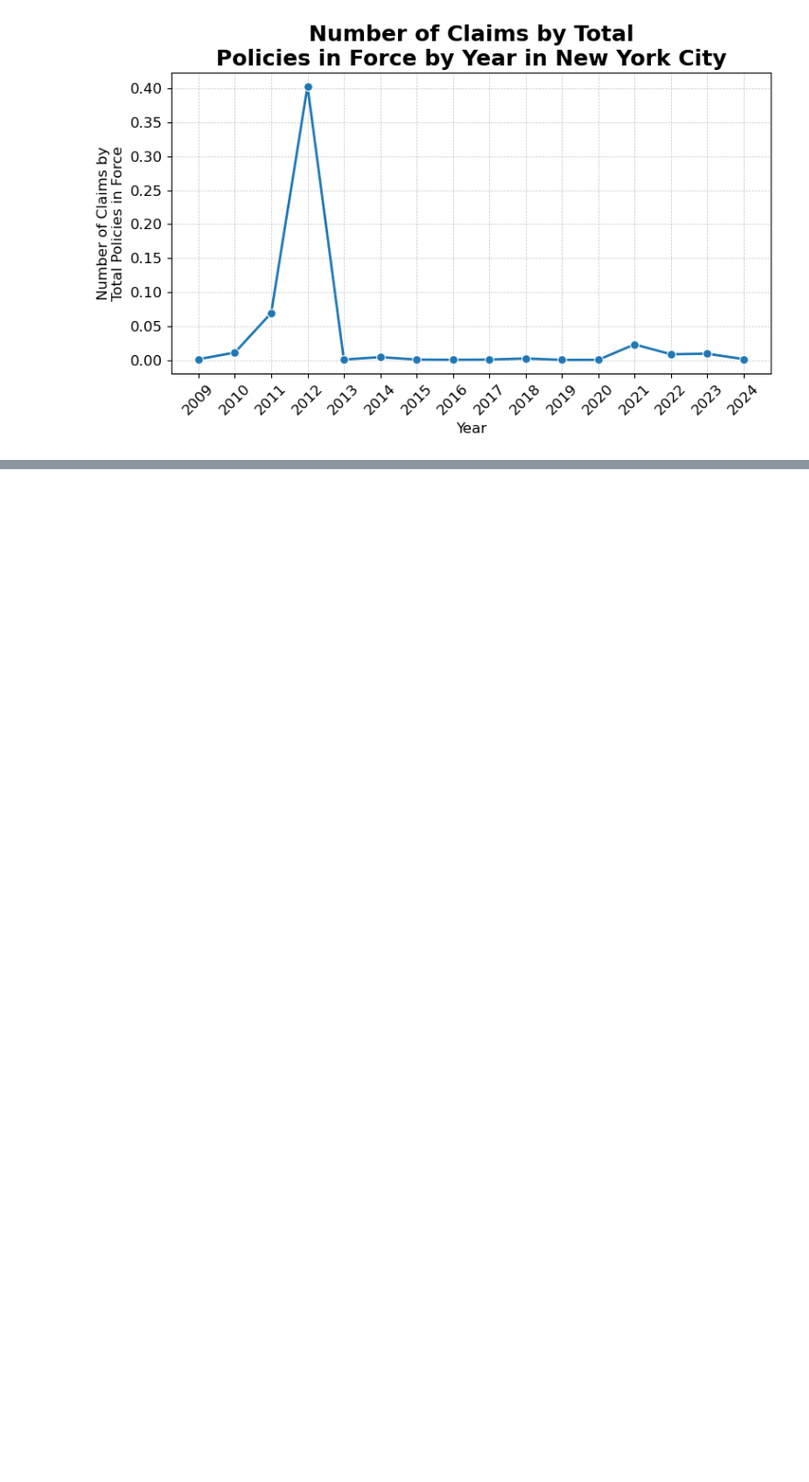
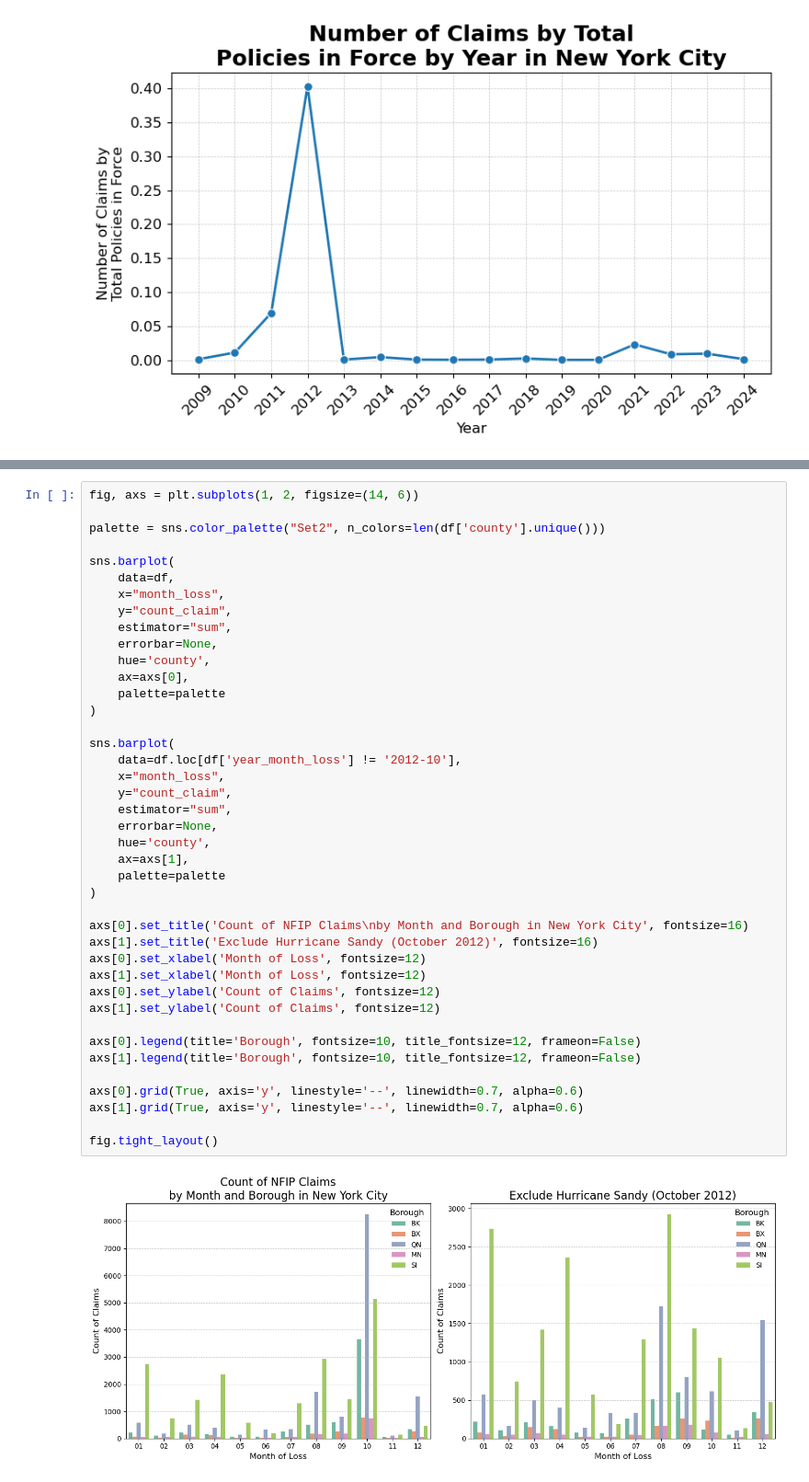
Before and after one commit to mebauer/nyc-odw25-nfip, a Jupyter notebook: figures.ipynb, the cells around one changed output, grey strips where cells are left out. Shown at 92% size. Saved outputs shown, nothing was run; the diff lists cells and outputs as text; blank space fills up the shorter version.

```diff
--- a/figures.ipynb
+++ b/figures.ipynb
@@ -944,0 +1025,43 @@ plt.tight_layout()
+# %%
+fig, axs = plt.subplots(1, 2, figsize=(14, 6))
+
+palette = sns.color_palette("Set2", n_colors=len(df['county'].unique()))
+
+sns.barplot(
+    data=df,
+    x="month_loss",
+    y="count_claim",
+    estimator="sum",
+    errorbar=None,
+    hue='county',
+    ax=axs[0],
+    palette=palette
+)
+
+sns.barplot(
+    data=df.loc[df['year_month_loss'] != '2012-10'],
+    x="month_loss",
+    y="count_claim",
+    estimator="sum",
+    errorbar=None,
+    hue='county',
+    ax=axs[1],
+    palette=palette
+)
+
+axs[0].set_title('Count of NFIP Claims\nby Month and Borough in New York City', fontsize=16)
+axs[1].set_title('Exclude Hurricane Sandy (October 2012)', fontsize=16)
+axs[0].set_xlabel('Month of Loss', fontsize=12)
+axs[1].set_xlabel('Month of Loss', fontsize=12)
+axs[0].set_ylabel('Count of Claims', fontsize=12)
+axs[1].set_ylabel('Count of Claims', fontsize=12)
+
+axs[0].legend(title='Borough', fontsize=10, title_fontsize=12, frameon=False)
+axs[1].legend(title='Borough', fontsize=10, title_fontsize=12, frameon=False)
+
+axs[0].grid(True, axis='y', linestyle='--', linewidth=0.7, alpha=0.6)
+axs[1].grid(True, axis='y', linestyle='--', linewidth=0.7, alpha=0.6)
+
+fig.tight_layout()
+# %% [output]
+[figure, added]
```
Also changed, not shown: parts of 37 cells of this notebook.
